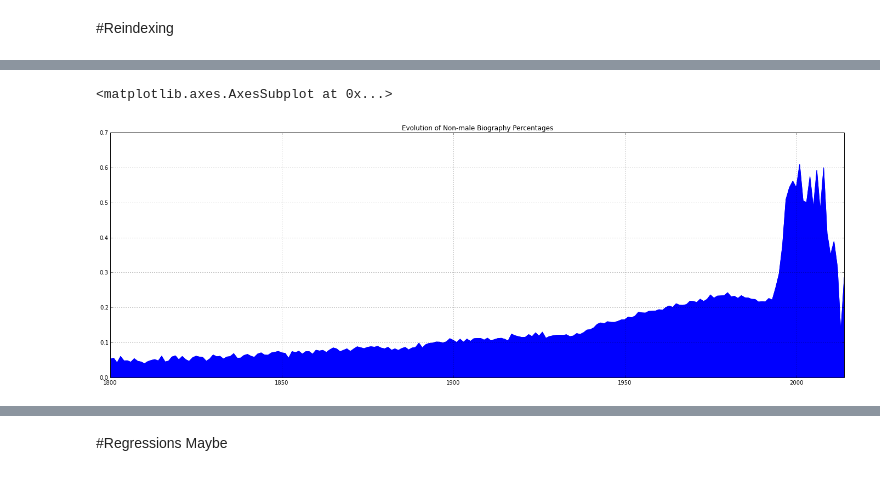
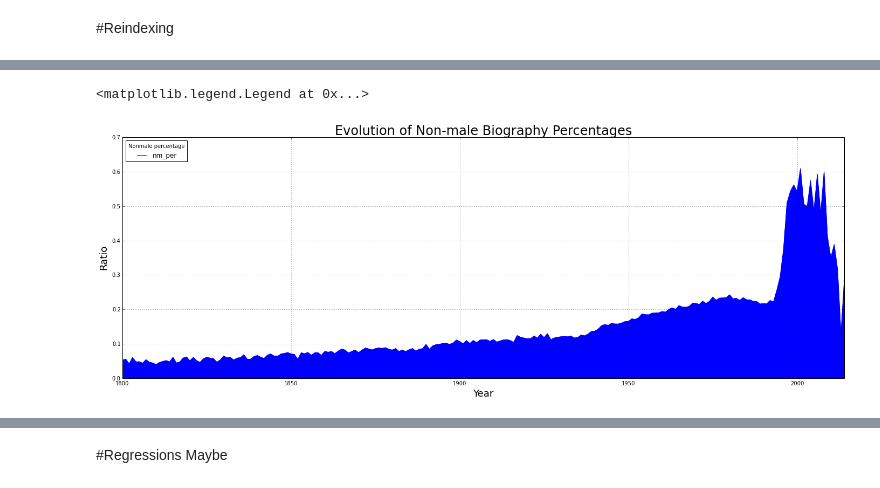
Before and after one commit to notconfusing/WIGI, a Jupyter notebook: gender-index-processing.ipynb, the cells around one changed output, grey strips where cells are left out. Drawn from its saved outputs; the diff is of its cells as text; code cells hidden in the pictures.

```diff
--- a/gender-index-processing.ipynb
+++ b/gender-index-processing.ipynb
@@ -76,2 +30,0 @@ len(df[ ( df['dob'] != java_min_int ) | (df['dod'] != java_min_int) ]) / float(l
-# %%
-df['len_genders'] = df['genders'].apply(lambda x: len(x) if x is not None else 0)
@@ -168,6 +50,13 @@ year_genders = defaultdict(int_dict_factory)
 year_langs = defaultdict(int_dict_factory)
 
 
+def nan_test(v):
+    try:
+        if math.isnan(v):
+            return True
+    except TypeError:
+            return False
+
 #get years
 for index, row in df.iterrows():
     pot_dob = row['dob']
@@ -176,7 +65,7 @@ for index, row in df.iterrows():
     else:
         dob = int(pot_dob)
         genders = row['genders']
-        langs = row['langs']
+        langs = row['site_links']
         for year_dict, vrs in zip([year_genders, year_langs], [genders, langs]):
             for var in vrs:
                 try:
@@ -185,15 +74,3 @@ for index, row in df.iterrows():
                 except TypeError:
                     pass
                 year_dict[dob][var]+=1
-
-#abstracted: we want year-gender, but also
-#gender-ethnicity -citizenship -place of birth, site-links
-
-for index, row in df.iterrows():
-    dob = row['dob']
-    dod = row['dod']
-    genders = row['genders']
-    ethnic_group = row['ethnic_group']
-    citizenship = row['citizenship']
-    place_of_birth = row['place_of_birth']
-    site_links = row['site_links']
@@ -208,2 +112,4 @@ yg = pandas.DataFrame.from_dict(year_genders, orient='index')
+# %%
+gender_dfs = {param: pandas.DataFrame.from_dict(gender_param[param], orient='columns') for param in params}
 # %%
 import pywikibot
@@ -244,5 +183,14 @@ yg.ix[1800:][['male','female']].plot(kind='area', stacked=True, figsize=(24,8))
+# %%
+nonmale = gender_dfs['dob']
+del nonmale['nan']
+nonmale['nonmale'] = nonmale.sum(axis=1) - nonmale['male']
+nonmale['nm_per'] = (nonmale['nonmale'] ) / (nonmale['nonmale'] + nonmale['male'])
 # %%
-yg.ix[1800:]['nm_per'].plot(kind='area', figsize=(24,8), title='Evolution of Non-male Biography Percentages ')
+plt = nonmale.ix[1800:]['nm_per'].plot(kind='area', figsize=(24,8) )
+plt.set_title('Evolution of Non-male Biography Percentages', size=24 )
+plt.set_xlabel('Year', size=18)
+plt.set_ylabel('Ratio', size=18)
+plt.legend(title='Nonmale percentage', loc=2)
 # %% [output]
-<matplotlib.axes.AxesSubplot at 0x...>
+<matplotlib.legend.Legend at 0x...>
-[figure, old version]
+[figure, new version]
```
Also changed, not shown: parts of 34 cells of this notebook, 8 other files.
